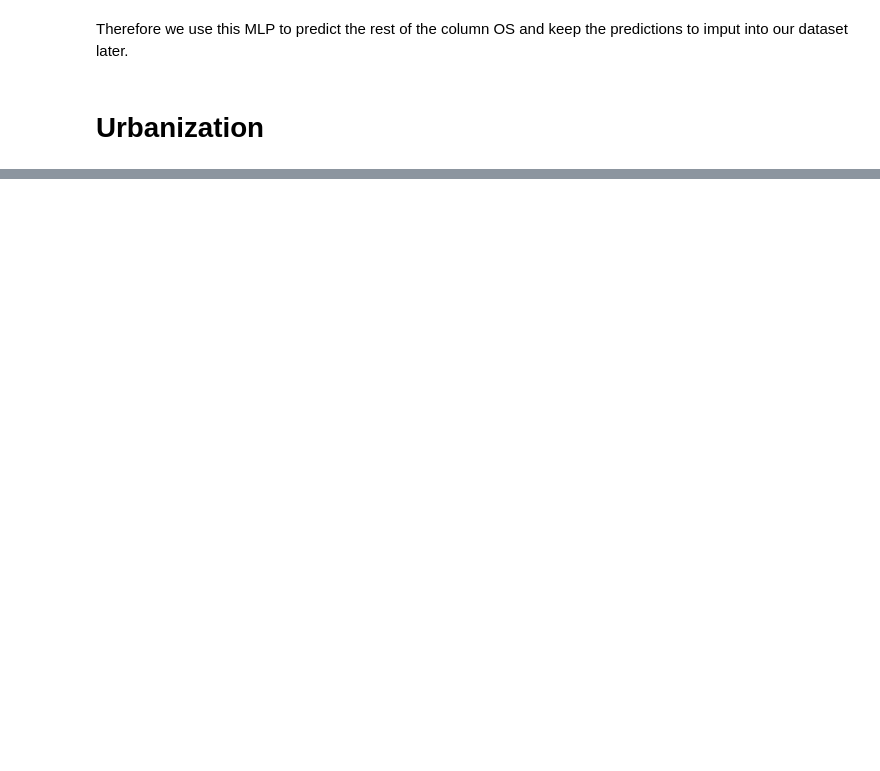
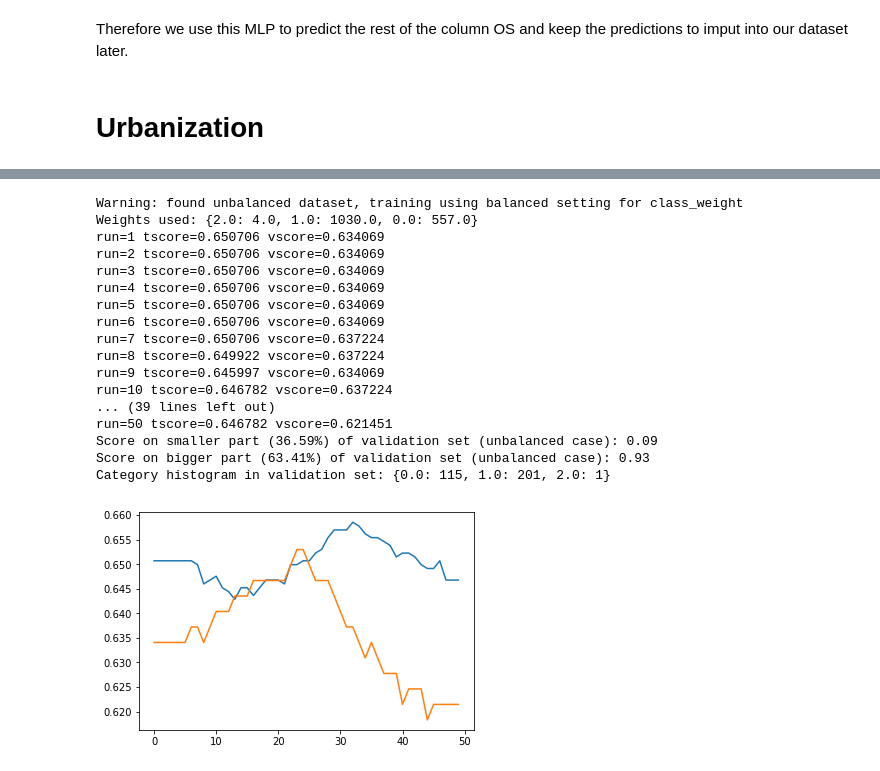
Before and after one commit to guglielmoG/MachineLearningVod, a Jupyter notebook: ML-Vod++.ipynb, the cells around one changed output, grey strips where cells are left out. Cells and saved outputs as stored; diff of their text form; code cells hidden in the pictures; blank space fills up the shorter version.

Commit message:
add interface for imputation of some columns
columns analyzed: DataAllowance, DataArpu, Urbaniz, NumericAge, MonthlyDataTraffic, MonthlyVoiceTrafficCount

```diff
--- a/ML-Vod++.ipynb
+++ b/ML-Vod++.ipynb
@@ -1076,0 +1060,13 @@ best is Perceptron interface with score 0.45
+# %%
+df = df_clean.copy()
+
+dict_numage_to_agecat = {0.85: 2, 0.65: 1, 0.35: 0, 0.75: 1, 0.55: 1, 0.45: 1, 0.25: 0, 0.15: 0}
+df["NumericAge"] = df["NumericAge"].map(lambda x: dict_numage_to_agecat[x], na_action = 'ignore')
+X = df[traffic_columns]
+y = df['NumericAge']
+data = buildTrain(X, y, perc=0.85)
+print('train size %d, test size %d' % (data.get_size()))
+build_seed = 456222
+my_perc = perc(build_seed)
+my_MLP = MLP(build_seed)
+my_lr = LogReg(build_seed)
@@ -1076,0 +1076,23 @@ best is Perceptron interface with score 0.45
+# %%
+my_perc.train(*data.get_train(), percentage=0.8, std=False, pca=0, threshold_unbalanced=0.6, epochs=50,
+              loss='log', penalty='none', alpha=1e-8, power_t=0.7, it_interval=100, learning_rate='constant',
+              eta0=1e-4, class_weight=None)
+# %% [output]
+Warning: found unbalanced dataset, training using balanced setting for class_weight
+Weights used: {2.0: 4.0, 1.0: 1030.0, 0.0: 557.0}
+run=1 tscore=0.650706 vscore=0.634069
+run=2 tscore=0.650706 vscore=0.634069
+run=3 tscore=0.650706 vscore=0.634069
+run=4 tscore=0.650706 vscore=0.634069
+run=5 tscore=0.650706 vscore=0.634069
+run=6 tscore=0.650706 vscore=0.634069
+run=7 tscore=0.650706 vscore=0.637224
+run=8 tscore=0.649922 vscore=0.637224
+run=9 tscore=0.645997 vscore=0.634069
+run=10 tscore=0.646782 vscore=0.637224
+... (39 lines left out)
+run=50 tscore=0.646782 vscore=0.621451
+Score on smaller part (36.59%) of validation set (unbalanced case): 0.09
+Score on bigger part (63.41%) of validation set (unbalanced case): 0.93
+Category histogram in validation set: {0.0: 115, 1.0: 201, 2.0: 1}
+[figure, added]
```
Also changed, not shown: parts of 36 cells of this notebook.
